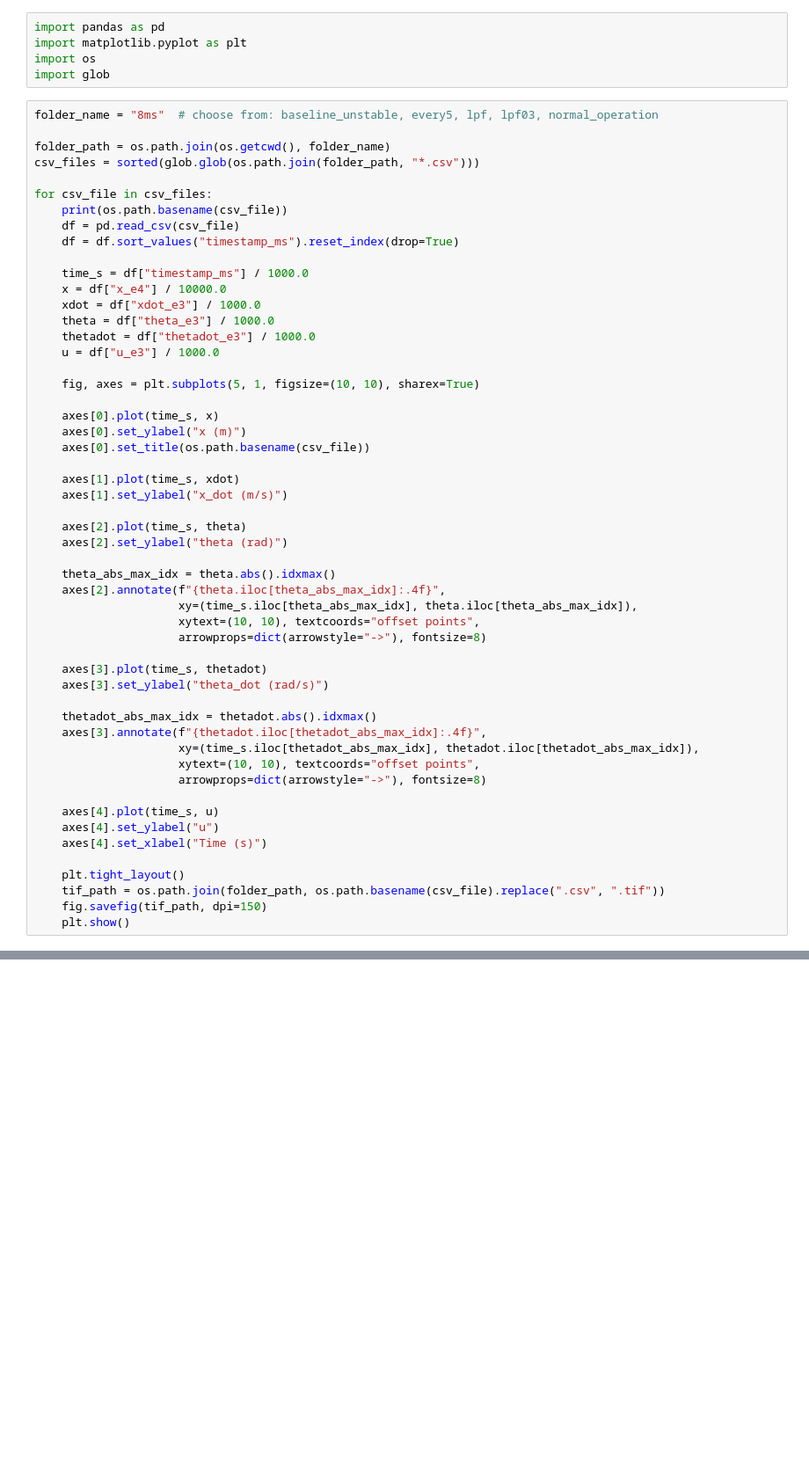
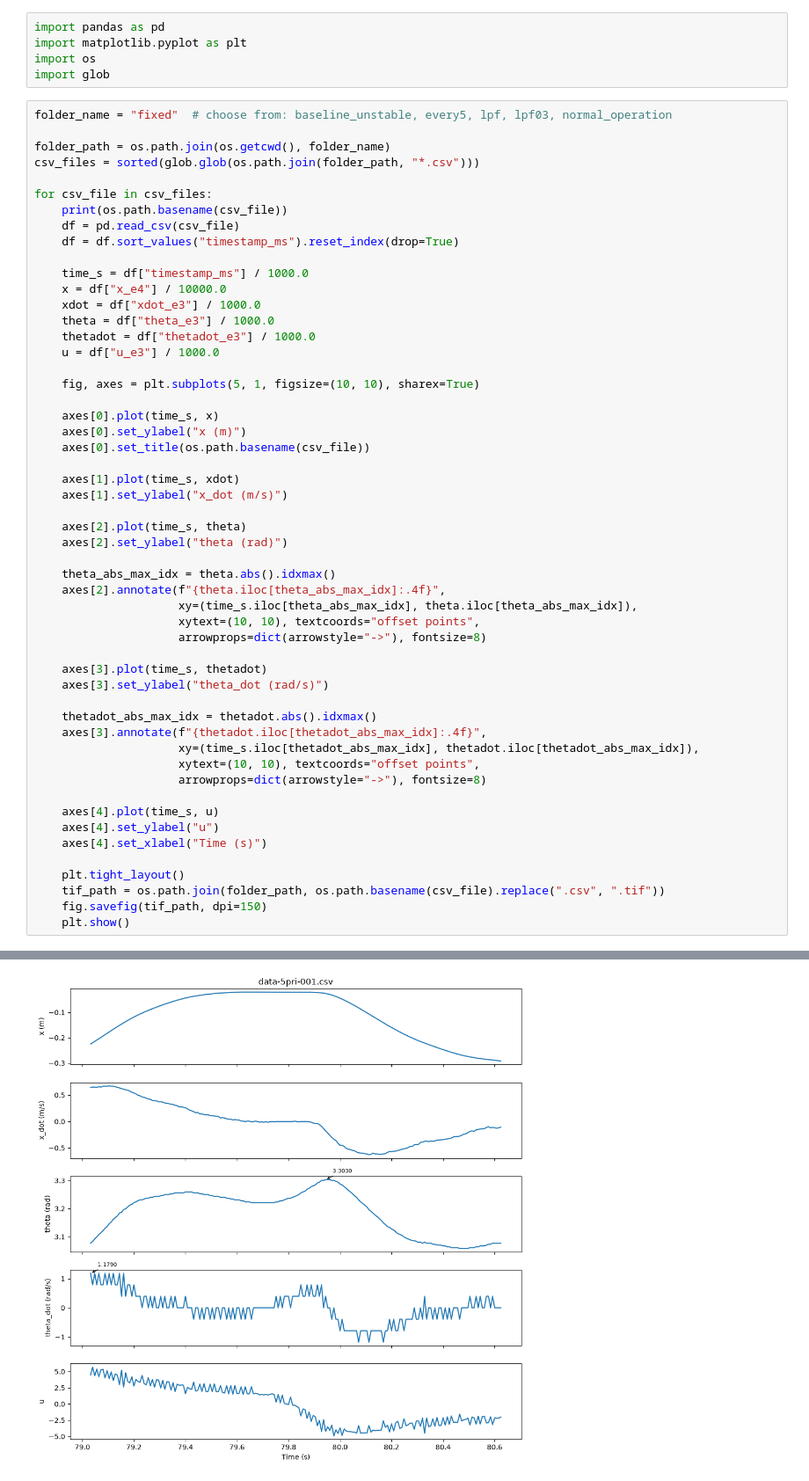
Before and after one commit to journeyman9/inverted-pendulum, a Jupyter notebook: Source/logged_data/viz.ipynb, the cells around one changed output, grey strips where cells are left out. Shown at 88% size. Drawn from its saved outputs; the diff is of its cells as text; blank space fills up the shorter version.

```diff
--- a/Source/logged_data/viz.ipynb
+++ b/Source/logged_data/viz.ipynb
@@ -4,7 +4,7 @@ import matplotlib.pyplot as plt
 import os
 import glob
 # %%
-folder_name = "8ms"  # choose from: baseline_unstable, every5, lpf, lpf03, normal_operation
+folder_name = "fixed"  # choose from: baseline_unstable, every5, lpf, lpf03, normal_operation
 
 folder_path = os.path.join(os.getcwd(), folder_name)
 csv_files = sorted(glob.glob(os.path.join(folder_path, "*.csv")))
@@ -56,3 +56,4 @@ for csv_file in csv_files:
     tif_path = os.path.join(folder_path, os.path.basename(csv_file).replace(".csv", ".tif"))
     fig.savefig(tif_path, dpi=150)
     plt.show()
+# %% [output]
@@ -58,0 +61 @@ for csv_file in csv_files:
+[figure, added]
```
Also changed, not shown: parts of 1 cell of this notebook, 22 other files.
